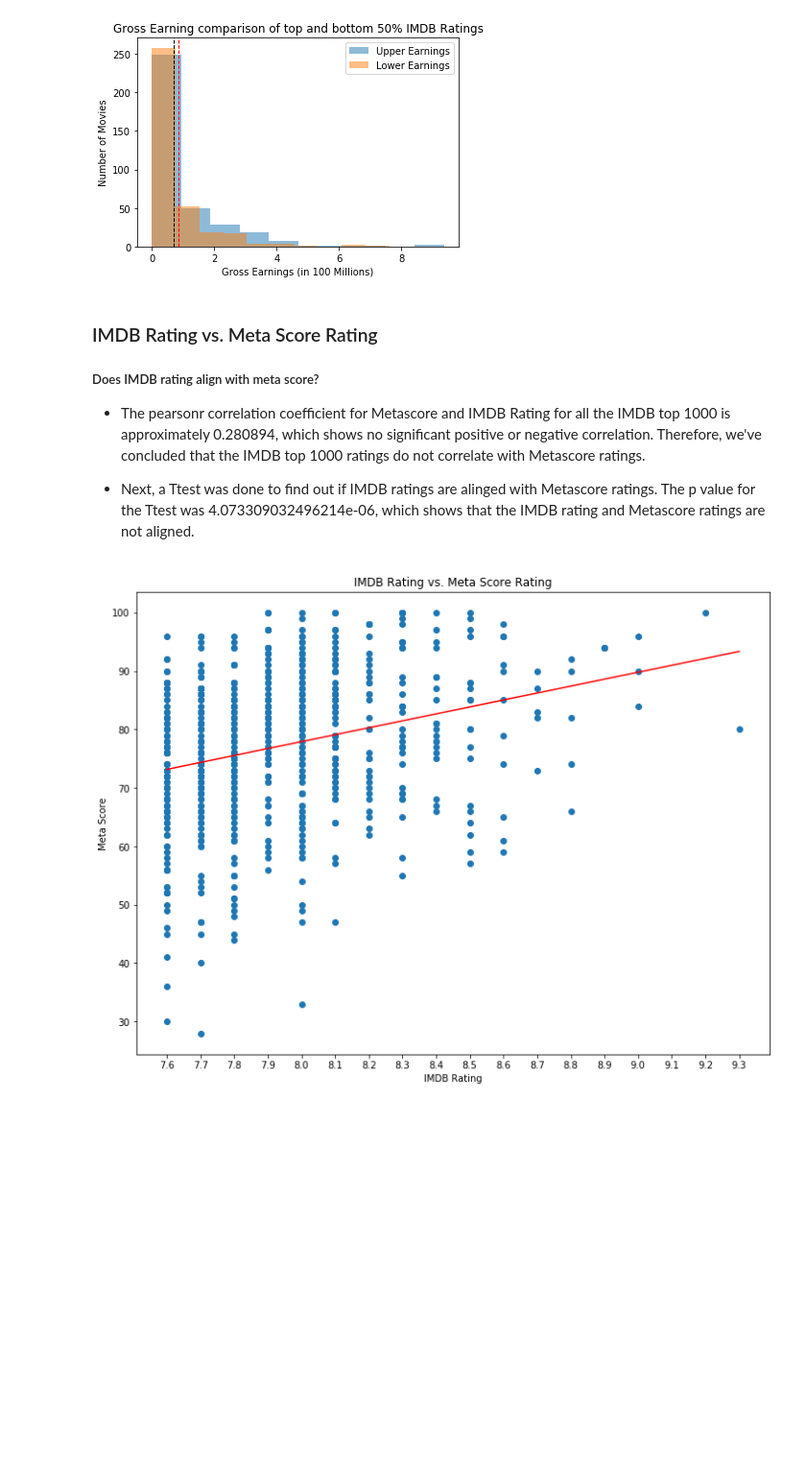
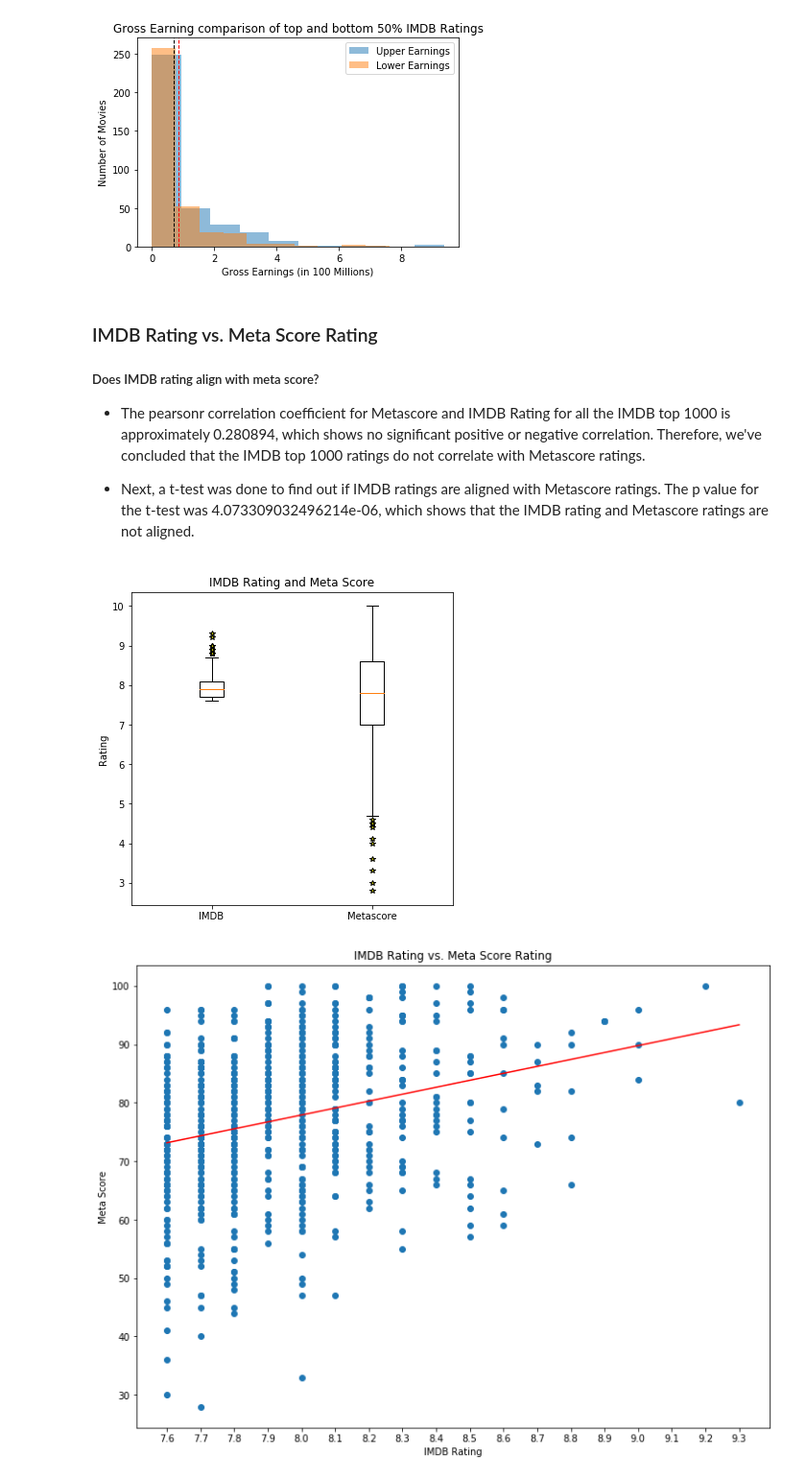
Before and after one commit to Annaolivia5/IMDB-Rating-Trends, a Jupyter notebook: data_analysis.ipynb, the cells around one changed output. Shown at 96% size. Saved outputs shown, nothing was run; the diff lists cells and outputs as text; code cells hidden in the pictures; blank space fills up the shorter version.

```diff
--- a/Untitled.ipynb
+++ b/data_analysis.ipynb
@@ -251,7 +264,27 @@ plt.show()
 * The pearsonr correlation coefficient for Metascore and IMDB Rating for all the IMDB top 1000 is approximately 0.280894, which shows no significant positive or negative correlation. Therefore, we've concluded that the IMDB top 1000 ratings do not correlate with Metascore ratings.
 
 
-* Next, a Ttest was done to find out if IMDB ratings are alinged with Metascore ratings. The p value for the Ttest was 4.073309032496214e-06, which shows that the IMDB rating and Metascore ratings are not aligned.
+* Next, a t-test was done to find out if IMDB ratings are aligned with Metascore ratings. The p value for the t-test was 4.073309032496214e-06, which shows that the IMDB rating and Metascore ratings are not aligned.
+# %%
+
+data = [movie_df['IMDB Rating'], movie_df['Meta Score']/10]
+
+plt.figure(figsize=(6,6))
+green_diamond = dict(markerfacecolor='y', marker='*')
+
+
+plt.boxplot(data,flierprops=green_diamond)
+
+plt.title('IMDB Rating and Meta Score')
+plt.ylabel('Rating')
+
+
+plt.xticks(ticks=[1,2],labels=['IMDB', 'Metascore'])
+plt.yticks()
+plt.savefig('Figures/03_imdb_meta_boxplot', dpi=200)
+plt.show()
+# %% [output]
+[figure, added]
 # %%
 movie_df.dropna()
 
```
Also changed, not shown: parts of 9 cells of this notebook, 3 other files.
